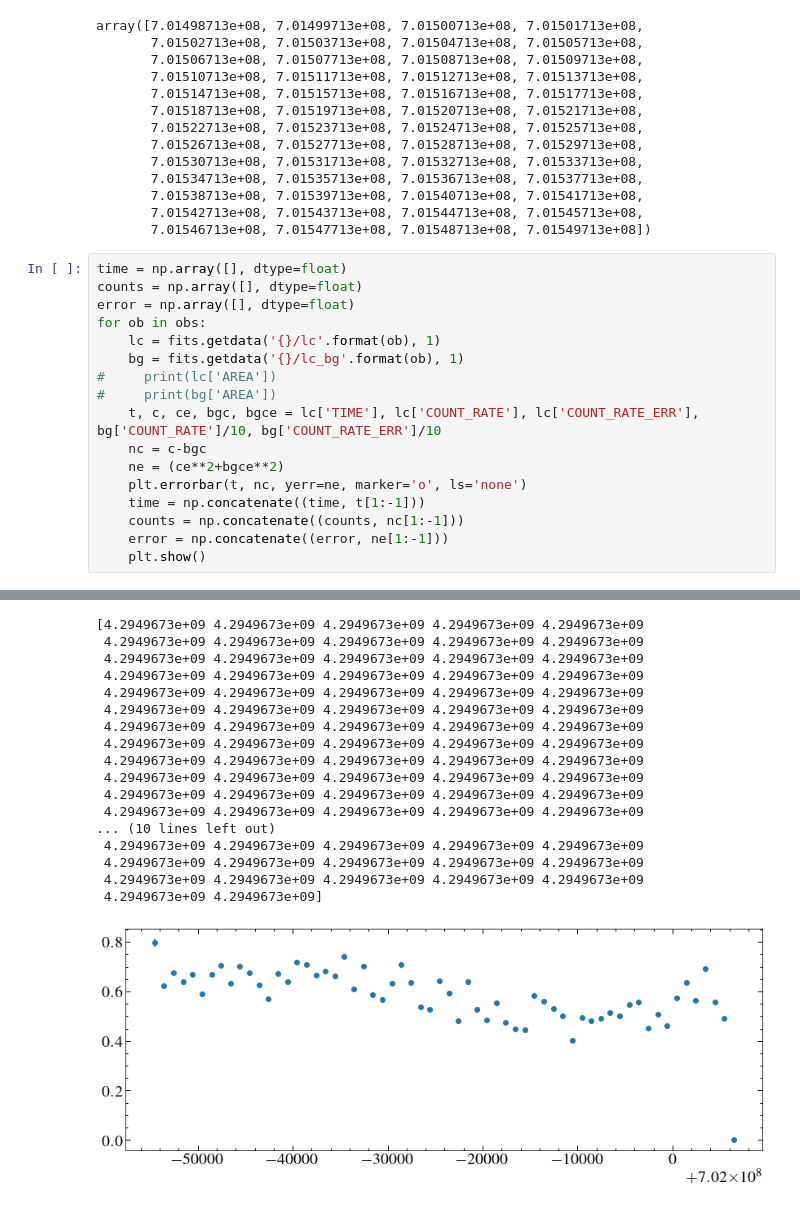
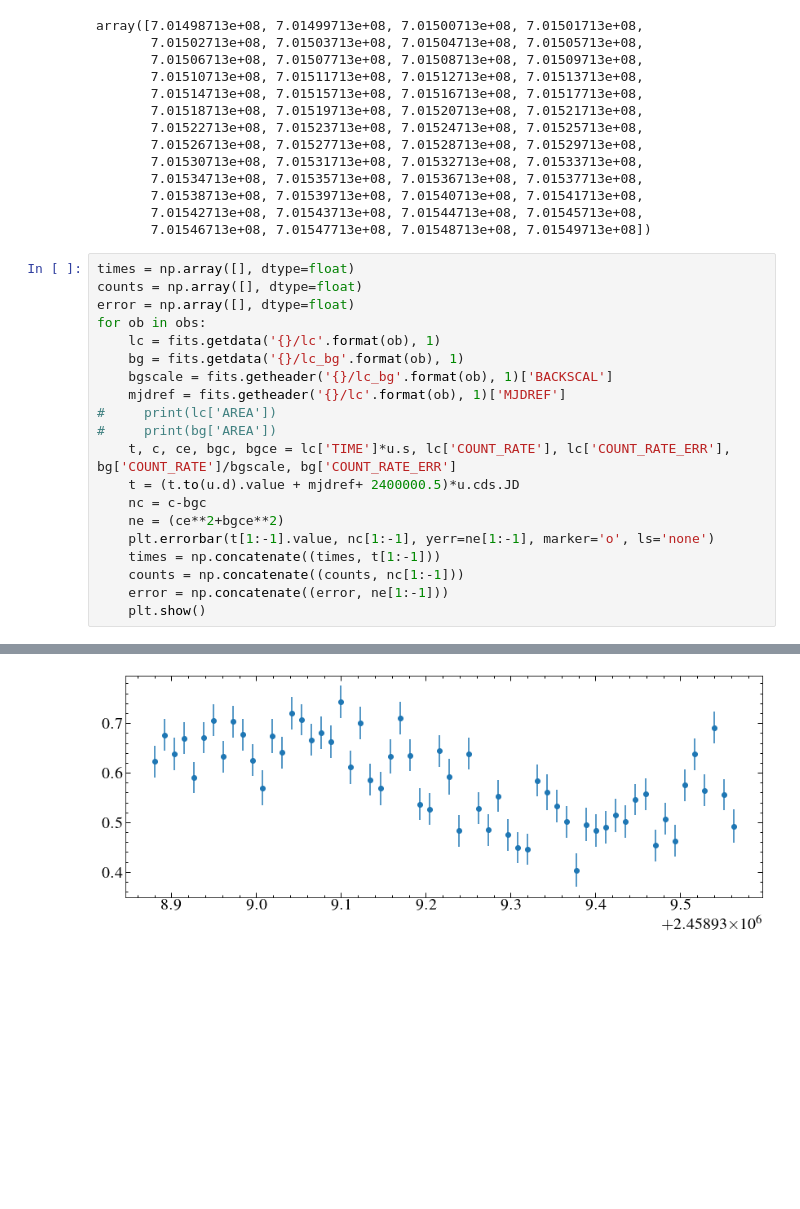
Before and after one commit to davidjwilson/gd394_chandra, a Jupyter notebook: tgcat_lc.ipynb, the cells around one changed output, grey strips where cells are left out. Drawn from its saved outputs; the diff is of its cells as text; blank space fills up the shorter version.

```diff
--- a/tgcat_lc.ipynb
+++ b/tgcat_lc.ipynb
@@ -116,19 +119,22 @@ array([7.01498713e+08, 7.01499713e+08, 7.01500713e+08, 7.01501713e+08,
        7.01542713e+08, 7.01543713e+08, 7.01544713e+08, 7.01545713e+08,
        7.01546713e+08, 7.01547713e+08, 7.01548713e+08, 7.01549713e+08])
 # %%
-time = np.array([], dtype=float)
+times = np.array([], dtype=float)
 counts = np.array([], dtype=float)
 error = np.array([], dtype=float)
 for ob in obs:
     lc = fits.getdata('{}/lc'.format(ob), 1)
     bg = fits.getdata('{}/lc_bg'.format(ob), 1)
+    bgscale = fits.getheader('{}/lc_bg'.format(ob), 1)['BACKSCAL']
+    mjdref = fits.getheader('{}/lc'.format(ob), 1)['MJDREF']
 #     print(lc['AREA'])
 #     print(bg['AREA'])
-    t, c, ce, bgc, bgce = lc['TIME'], lc['COUNT_RATE'], lc['COUNT_RATE_ERR'], bg['COUNT_RATE']/10, bg['COUNT_RATE_ERR']/10
+    t, c, ce, bgc, bgce = lc['TIME']*u.s, lc['COUNT_RATE'], lc['COUNT_RATE_ERR'], bg['COUNT_RATE']/bgscale, bg['COUNT_RATE_ERR']
+    t = (t.to(u.d).value + mjdref+ 2400000.5)*u.cds.JD
     nc = c-bgc
     ne = (ce**2+bgce**2)
-    plt.errorbar(t, nc, yerr=ne, marker='o', ls='none')
-    time = np.concatenate((time, t[1:-1]))
+    plt.errorbar(t[1:-1].value, nc[1:-1], yerr=ne[1:-1], marker='o', ls='none')
+    times = np.concatenate((times, t[1:-1]))
     counts = np.concatenate((counts, nc[1:-1]))
     error = np.concatenate((error, ne[1:-1]))
     plt.show()
@@ -154,19 +143,2 @@ for ob in obs:
-[4.2949673e+09 4.2949673e+09 4.2949673e+09 4.2949673e+09 4.2949673e+09
- 4.2949673e+09 4.2949673e+09 4.2949673e+09 4.2949673e+09 4.2949673e+09
- 4.2949673e+09 4.2949673e+09 4.2949673e+09 4.2949673e+09 4.2949673e+09
- 4.2949673e+09 4.2949673e+09 4.2949673e+09 4.2949673e+09 4.2949673e+09
- 4.2949673e+09 4.2949673e+09 4.2949673e+09 4.2949673e+09 4.2949673e+09
- 4.2949673e+09 4.2949673e+09 4.2949673e+09 4.2949673e+09 4.2949673e+09
- 4.2949673e+09 4.2949673e+09 4.2949673e+09 4.2949673e+09 4.2949673e+09
- 4.2949673e+09 4.2949673e+09 4.2949673e+09 4.2949673e+09 4.2949673e+09
- 4.2949673e+09 4.2949673e+09 4.2949673e+09 4.2949673e+09 4.2949673e+09
- 4.2949673e+09 4.2949673e+09 4.2949673e+09 4.2949673e+09 4.2949673e+09
- 4.2949673e+09 4.2949673e+09 4.2949673e+09 4.2949673e+09 4.2949673e+09
- 4.2949673e+09 4.2949673e+09 4.2949673e+09 4.2949673e+09 4.2949673e+09
-... (10 lines left out)
- 4.2949673e+09 4.2949673e+09 4.2949673e+09 4.2949673e+09 4.2949673e+09
- 4.2949673e+09 4.2949673e+09 4.2949673e+09 4.2949673e+09 4.2949673e+09
- 4.2949673e+09 4.2949673e+09 4.2949673e+09 4.2949673e+09 4.2949673e+09
- 4.2949673e+09 4.2949673e+09]
-[figure, old version]
+[figure, new version]
 # %%
```
Also changed, not shown: parts of 17 cells of this notebook, 2 other files.
